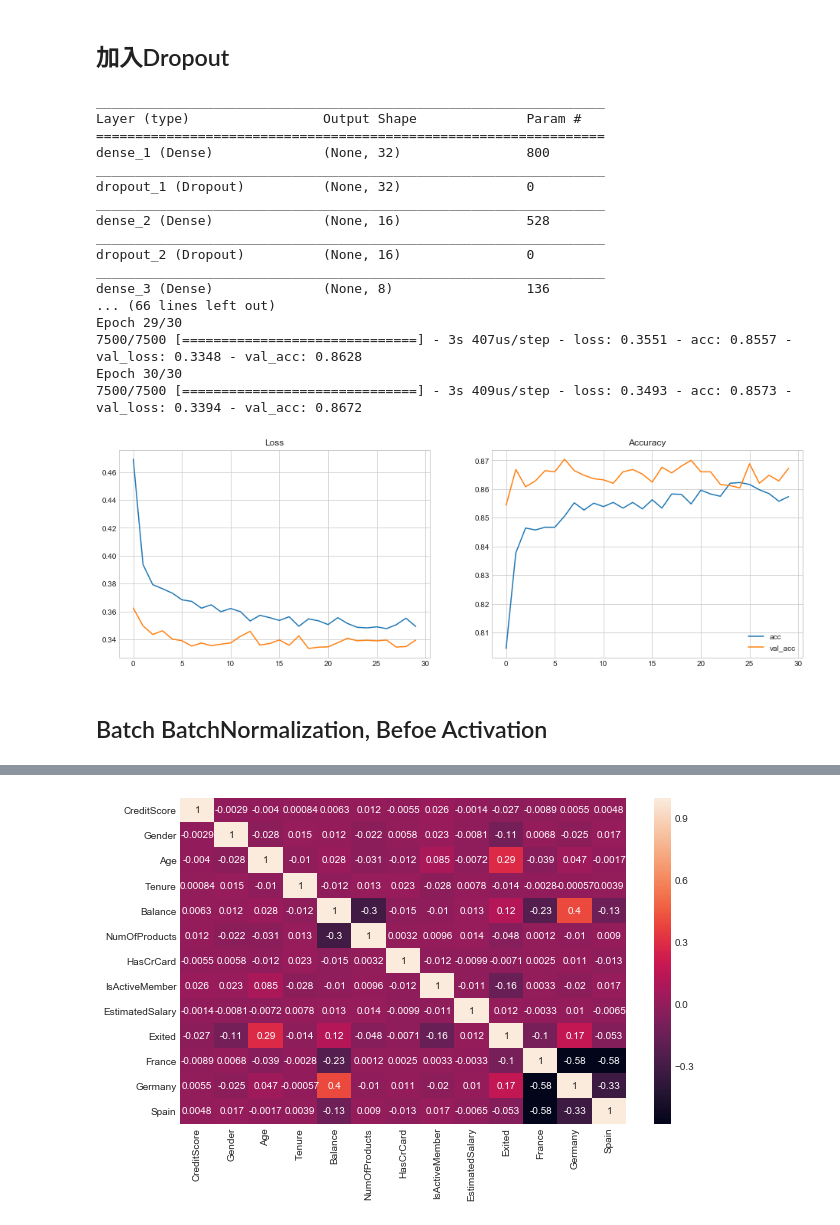
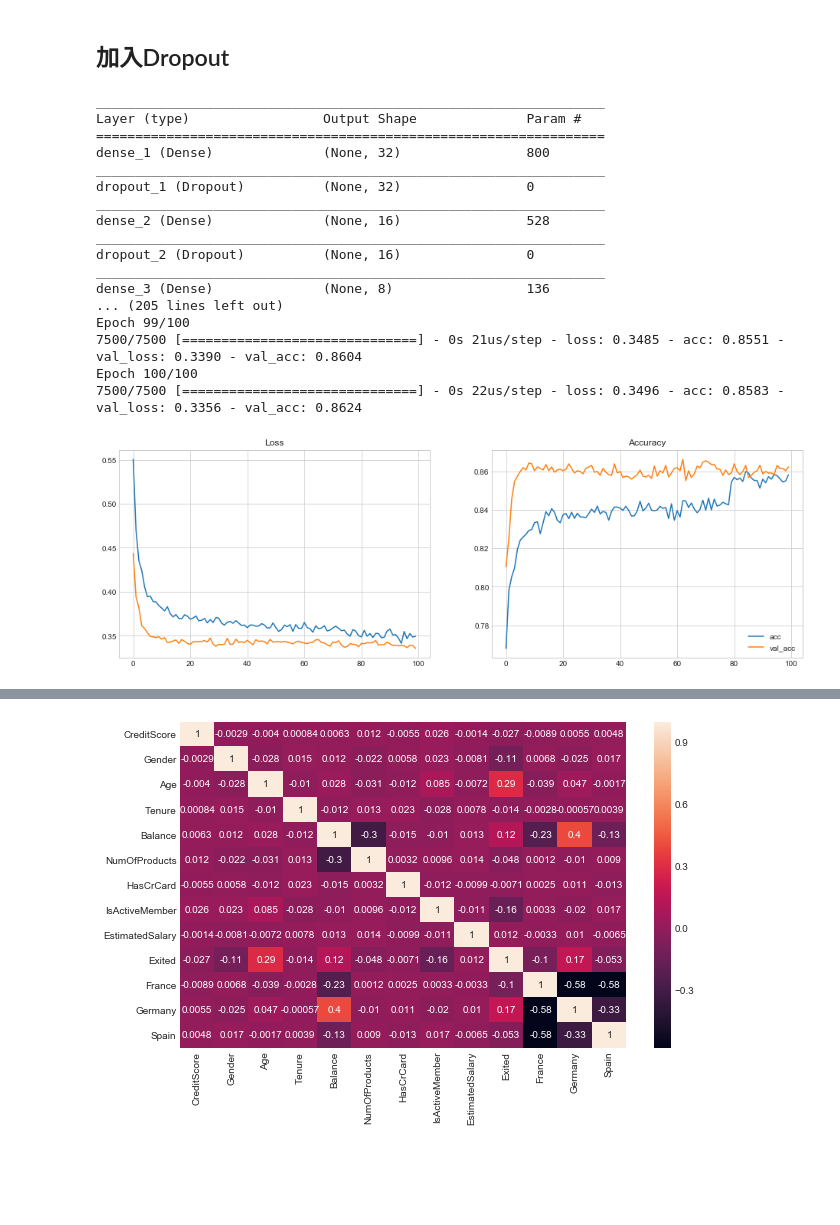
Before and after one commit to CloudMile/allianz_courses, a Jupyter notebook: insurance_use_case/finance_customer_churn.ipynb, the cells around one changed output, grey strips where cells are left out. Drawn from its saved outputs; the diff is of its cells as text; code cells hidden in the pictures; blank space fills up the shorter version.

```diff
--- a/insurance_use_case/finance_customer_churn.ipynb
+++ b/insurance_use_case/finance_customer_churn.ipynb
@@ -245,40 +268,37 @@ Epoch 30/30
 # %%
 from keras.layers import Dropout
 
 K.clear_session()
 
 model = Sequential()
-model.add(Dense(units = 32, kernel_initializer = 'uniform', activation = 'relu', input_dim = 24))
+model.add(Dense(units = 32, kernel_initializer = 'glorot_uniform', activation = 'relu', input_dim = 24))
+model.add(Dropout(.5))
+model.add(Dense(units = 16, kernel_initializer = 'glorot_uniform', activation = 'relu'))
 model.add(Dropout(.3))
-model.add(Dense(units = 16, kernel_initializer = 'uniform', activation = 'relu'))
+model.add(Dense(units = 8, kernel_initializer = 'glorot_uniform', activation = 'relu'))
 model.add(Dropout(.3))
-model.add(Dense(units = 8, kernel_initializer = 'uniform', activation = 'relu'))
-model.add(Dropout(.3))
-model.add(Dense(units = 1, kernel_initializer = 'uniform', activation = 'sigmoid'))
+model.add(Dense(units = 1, kernel_initializer = 'glorot_uniform', activation = 'sigmoid'))
 model.summary()
-model.compile(optimizer = 'adam', loss = 'binary_crossentropy', metrics = ['accuracy'])
-hist = model.fit(tr_x, tr_y, validation_data=(vl_x, vl_y), batch_size=200, epochs=30)
+adam = keras.optimizers.Adam(0.005)
+model.compile(optimizer = adam, loss = 'binary_crossentropy', metrics = ['accuracy'])
+hist = model.fit(tr_x, tr_y, validation_data=(vl_x, vl_y), batch_size=200, epochs=100)
+utils.plot_result(hist)
 # %% [output]
 _________________________________________________________________
 Layer (type)                 Output Shape              Param #
 =================================================================
 dense_1 (Dense)              (None, 32)                800
 _________________________________________________________________
 dropout_1 (Dropout)          (None, 32)                0
 _________________________________________________________________
 dense_2 (Dense)              (None, 16)                528
 _________________________________________________________________
 dropout_2 (Dropout)          (None, 16)                0
 _________________________________________________________________
 dense_3 (Dense)              (None, 8)                 136
-... (66 lines left out)
-Epoch 29/30
-7500/7500 [==============================] - 3s 407us/step - loss: 0.3551 - acc: 0.8557 - val_loss: 0.3348 - val_acc: 0.8628
-Epoch 30/30
-7500/7500 [==============================] - 3s 409us/step - loss: 0.3493 - acc: 0.8573 - val_loss: 0.3394 - val_acc: 0.8672
+... (205 lines left out)
+Epoch 99/100
+7500/7500 [==============================] - 0s 21us/step - loss: 0.3485 - acc: 0.8551 - val_loss: 0.3390 - val_acc: 0.8604
+Epoch 100/100
+7500/7500 [==============================] - 0s 22us/step - loss: 0.3496 - acc: 0.8583 - val_loss: 0.3356 - val_acc: 0.8624
+[figure, added]
-# %%
-plot_result(hist)
-# %% [output]
-[figure, removed]
-# %% [markdown]
-## Batch BatchNormalization, Befoe Activation
```
Also changed, not shown: parts of 25 cells of this notebook, 3 other files.
